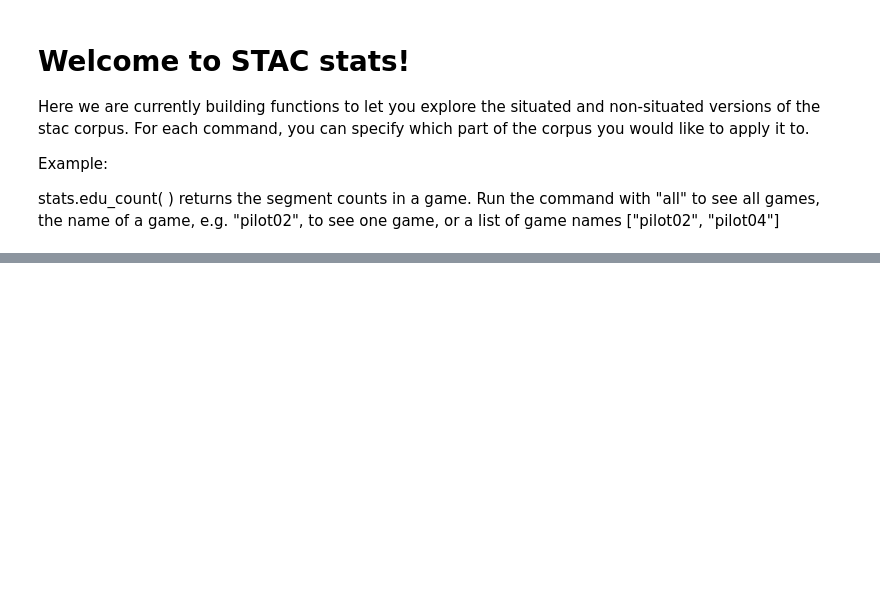
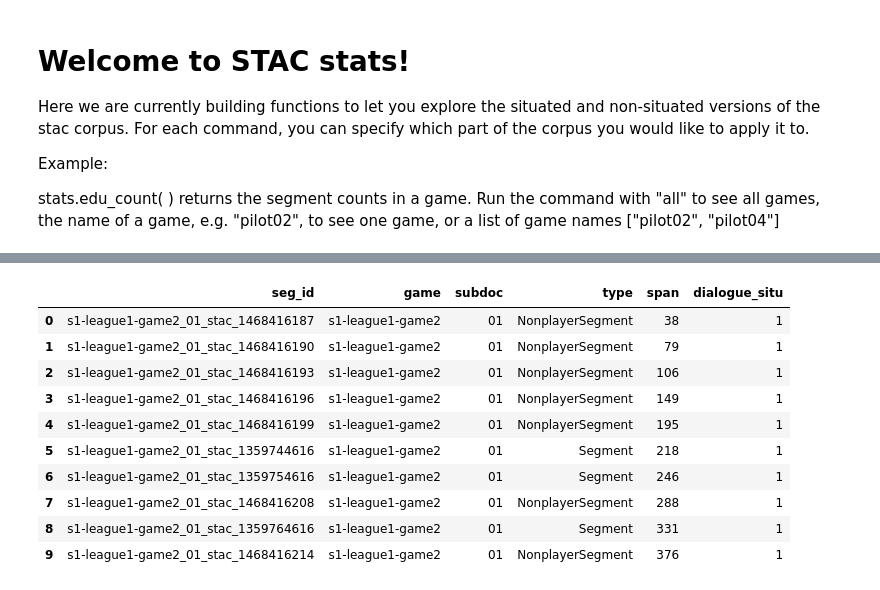
Before and after one commit to Coupdesinge/irit-stac, a Jupyter notebook: stac_stats/STAC_stats.ipynb, the cells around one changed output, grey strips where cells are left out. Saved outputs shown, nothing was run; the diff lists cells and outputs as text; code cells hidden in the pictures; blank space fills up the shorter version.

```diff
--- a/stac_stats/STAC_stats.ipynb
+++ b/stac_stats/STAC_stats.ipynb
@@ -76,0 +212,4 @@ stats.relation_count('aggregate', 'both', 'all')
+# %%
+seg_slice = segs_situ[['global_id', 'doc', 'subdoc', 'type', 'text', 'turn_id', 'span_end']]
+# %%
+segs = sorted([list(x) for x in seg_slice.values], key=lambda x: (x[1], x[2], x[6]))
@@ -76,0 +233,28 @@ stats.relation_count('aggregate', 'both', 'all')
+# %%
+#USE dialgoue_dict to add dialogue id  to segs list
+#transform turn numbers into integer 0-N
+#transform dialogue number into integers 0-N
+n = 0
+dialogue_n = 0
+last = None
+di_last = None
+for s in segs:
+    if s[5] == last:
+        last = s[5]
+        s[5] = n
+    else:
+        n += 1
+        last = s[5]
+        s[5] = n
+    for pair in dialogue_dict[s[1]][s[2]].keys():
+        if pair[0] < s[6] <= pair[1]:
+            di_id = dialogue_dict[s[1]][s[2]][pair]
+            if di_id == di_last:
+                di_last = di_id
+                s.append(dialogue_n)
+            else:
+                dialogue_n += 1
+                di_last = di_id
+                s.append(dialogue_n)
+
+            #s.append(dialogue_dict[s[1]][s[2]][pair])
@@ -76,0 +320,16 @@ stats.relation_count('aggregate', 'both', 'all')
+# %%
+situ_df = pandas.DataFrame([[s[0], s[1], s[2], s[3], s[6], s[8]] for s in segs], columns=['seg_id', 'game', 'subdoc', 'type', 'span', 'dialogue_situ'])
+# %%
+situ_df[:10]
+# %% [output]
+|  | seg_id | game | subdoc | type | span | dialogue_situ |
+| 0 | s1-league1-game2_01_stac_1468416187 | s1-league1-game2 | 01 | NonplayerSegment | 38 | 1 |
+| 1 | s1-league1-game2_01_stac_1468416190 | s1-league1-game2 | 01 | NonplayerSegment | 79 | 1 |
+| 2 | s1-league1-game2_01_stac_1468416193 | s1-league1-game2 | 01 | NonplayerSegment | 106 | 1 |
+| 3 | s1-league1-game2_01_stac_1468416196 | s1-league1-game2 | 01 | NonplayerSegment | 149 | 1 |
+| 4 | s1-league1-game2_01_stac_1468416199 | s1-league1-game2 | 01 | NonplayerSegment | 195 | 1 |
+| 5 | s1-league1-game2_01_stac_1359744616 | s1-league1-game2 | 01 | Segment | 218 | 1 |
+| 6 | s1-league1-game2_01_stac_1359754616 | s1-league1-game2 | 01 | Segment | 246 | 1 |
+| 7 | s1-league1-game2_01_stac_1468416208 | s1-league1-game2 | 01 | NonplayerSegment | 288 | 1 |
+| 8 | s1-league1-game2_01_stac_1359764616 | s1-league1-game2 | 01 | Segment | 331 | 1 |
+| 9 | s1-league1-game2_01_stac_1468416214 | s1-league1-game2 | 01 | NonplayerSegment | 376 | 1 |
```
Also changed, not shown: parts of 98 cells of this notebook, 2 other files.
